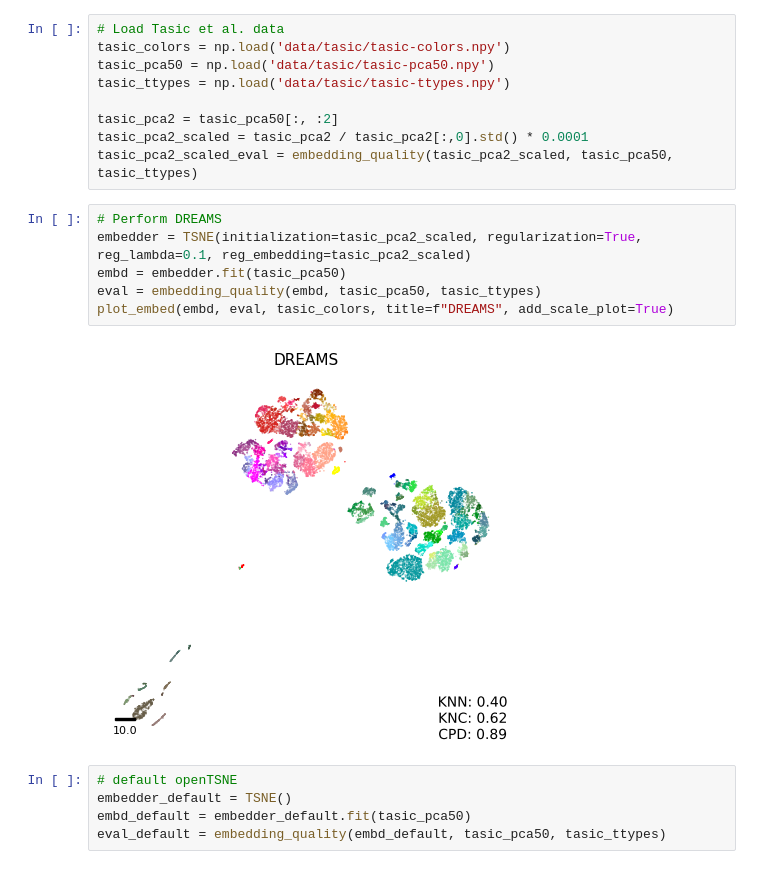
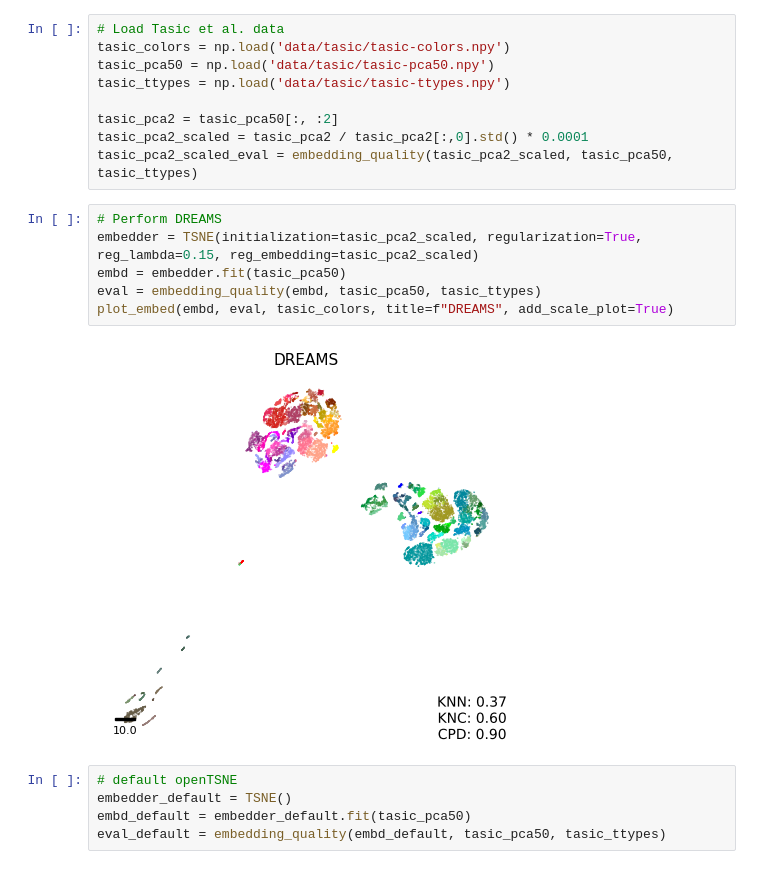
Before and after one commit to berenslab/dreams-experiments, a Jupyter notebook: simple_usage.ipynb, the cells around one changed output. Cells and saved outputs as stored; diff of their text form.

Commit message:
Change lambda

```diff
--- a/simple_usage.ipynb
+++ b/simple_usage.ipynb
@@ -20,12 +18,12 @@ tasic_pca2_scaled = tasic_pca2 / tasic_pca2[:,0].std() * 0.0001
 tasic_pca2_scaled_eval = embedding_quality(tasic_pca2_scaled, tasic_pca50, tasic_ttypes)
 # %%
 # Perform DREAMS
-embedder = TSNE(initialization=tasic_pca2_scaled, regularization=True, reg_lambda=0.1, reg_embedding=tasic_pca2_scaled)
+embedder = TSNE(initialization=tasic_pca2_scaled, regularization=True, reg_lambda=0.15, reg_embedding=tasic_pca2_scaled)
 embd = embedder.fit(tasic_pca50)
 eval = embedding_quality(embd, tasic_pca50, tasic_ttypes)
 plot_embed(embd, eval, tasic_colors, title=f"DREAMS", add_scale_plot=True)
 # %% [output]
-[figure, old version]
+[figure, new version]
 # %%
 # default openTSNE
 embedder_default = TSNE()
```
Also changed, not shown: parts of 3 cells of this notebook.
